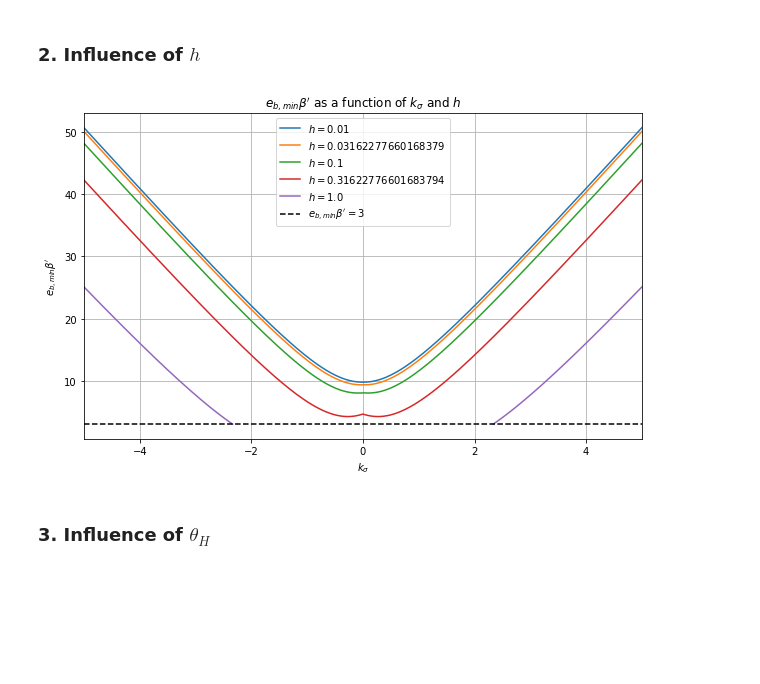
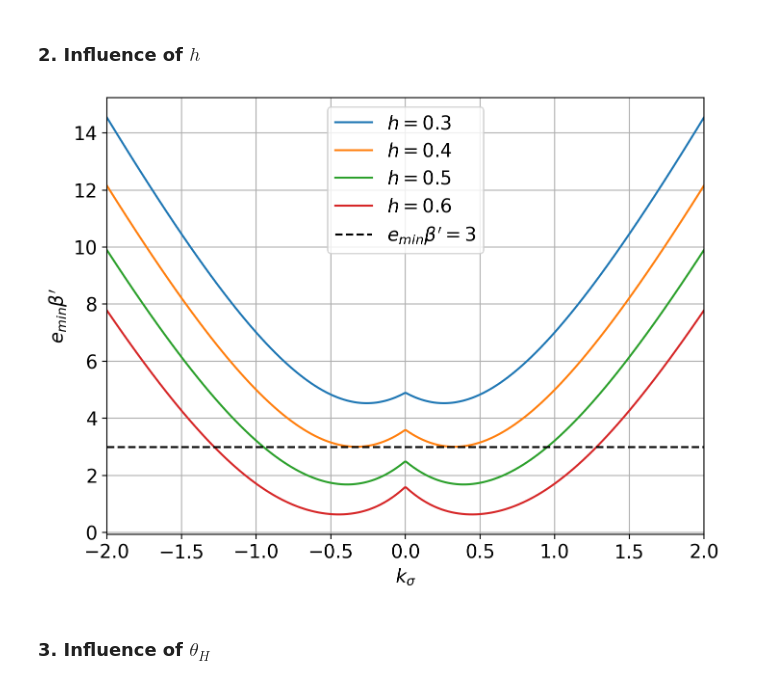
Before and after one commit to spintronic-computing-group/spnc, a Jupyter notebook: notebooks/SPNC-anisotropy/SP_anisotropy_finetuning.ipynb, the cells around one changed output. Drawn from its saved outputs; the diff is of its cells as text; code cells hidden in the pictures; blank space fills up the shorter version.

```diff
--- a/notebooks/SPNC-anisotropy/SP_anisotropy_finetuning.ipynb
+++ b/notebooks/SPNC-anisotropy/SP_anisotropy_finetuning.ipynb
@@ -682,10 +723,10 @@ plt.show()
 ### 2. Influence of $h$
 # %%
 #Computation
-k_s_lim = 1
+k_s_lim = .5
 spn = SP_Network(0.4,90,0,45,10)
 k_s_list = np.linspace(-k_s_lim,k_s_lim,500)
-h_list = np.logspace(-2,0,5)
+h_list = np.linspace(0,0.5,6)
 m_eq_vs_h = []
 for h in h_list:
     spn.h = h
@@ -746,10 +789,10 @@ plt.show()
 ### 4. Influence of $\phi$
 # %%
 #Computation
-k_s_lim = 1
+k_s_lim = .5
 spn = SP_Network(0.4,90,0,45,10)
 k_s_list = np.linspace(-k_s_lim,k_s_lim,500)
-phi_list = np.linspace(45,0,5)
+phi_list = np.linspace(90,0,5)
 m_eq_vs_phi = []
 for phi in phi_list:
     spn.phi = phi
@@ -760,16 +803,18 @@ for phi in phi_list:
         m_eq.append(spn.get_m_eq())
     m_eq_vs_phi.append(m_eq)
 # %%
-plt.figure(figsize=(10,6))
+plt.figure(figsize=(8,6),dpi=200)
 for i in range(len(phi_list)):
     phi = phi_list[i]
-    plt.plot(k_s_list,m_eq_vs_phi[i],label = r'$\phi = $'+str(phi))
-plt.legend(loc="best")
+    plt.plot(k_s_list,m_eq_vs_phi[i],label = r'$\phi = $'+str(int(phi+.5))+"°")
+plt.legend(loc="best",fontsize=14)
 plt.grid(True)
-plt.xlabel(r'$k_\sigma$')
-plt.ylabel(r'$m_{eq}$')
+plt.xlabel(r'$k_\sigma$',fontsize=14)
+plt.ylabel(r'$m_{eq}$',fontsize=14)
 plt.xlim(-k_s_lim,k_s_lim)
+plt.xticks(fontsize=14)
+plt.yticks(fontsize=14)
 #plt.yscale("log")
-plt.title(r'$m_{eq}$' + " as a function of " + r'$k_\sigma$' + " and " + r'$\phi$')
+#plt.title(r'$m_{eq}$' + " as a function of " + r'$k_\sigma$' + " and " + r'$\phi$')
 plt.show()
 # %% [output]
@@ -813,10 +858,10 @@ plt.show()
 ### 2. Influence of $h$
 # %%
 #Computation
-k_s_lim = 5
+k_s_lim = 2
 spn = SP_Network(0.4,90,0,45,10)
 k_s_list = np.linspace(-k_s_lim,k_s_lim,500)
-h_list = np.logspace(-2,0,5)
+h_list = np.linspace(0.3,0.6,4)
 eb_vs_h = []
 for h in h_list:
     spn.h = h
@@ -827,21 +872,23 @@ for h in h_list:
         eb.append(spn.get_e_b_min()*spn.beta_prime)
     eb_vs_h.append(eb)
 # %%
-plt.figure(figsize=(10,6))
+plt.figure(figsize=(8,6),dpi=200)
 for i in range(len(h_list)):
     h = h_list[i]
-    plt.plot(k_s_list,eb_vs_h[i],label = r'$h = $'+str(h))
-plt.axhline(y=3,linestyle='--',color="black",label=r'$e_{b,min}\beta^\prime=3$')
-plt.legend(loc="best")
+    plt.plot(k_s_list,eb_vs_h[i],label = r'$h = $'+str(int(10*h+.5)/10))
+plt.axhline(y=3,linestyle='--',color="black",label=r'$e_{min}\beta^\prime=3$')
+plt.legend(loc="best",fontsize=14)
 plt.grid(True)
-plt.xlabel(r'$k_\sigma$')
-plt.ylabel(r'$e_{b,min}\beta^\prime$')
+plt.xlabel(r'$k_\sigma$',fontsize=14)
+plt.ylabel(r'$e_{min}\beta^{\prime}$',fontsize=14)
 plt.xlim(-k_s_lim,k_s_lim)
+plt.xticks(fontsize=14)
+plt.yticks(fontsize=14)
 #plt.yscale("log")
-plt.title(r'$e_{b,min}\beta^\prime$' + " as a function of " + r'$k_\sigma$' + " and " + r'$h$')
+#plt.title(r'$e_{b,min}\beta^\prime$' + " as a function of " + r'$k_\sigma$' + " and " + r'$h$')
 plt.show()
 # %% [output]
-[figure, old version]
+[figure, new version]
 # %% [markdown]
 ### 3. Influence of $\theta_H$
 # %%
```
Also changed, not shown: parts of 7 cells of this notebook, 16 other files.
